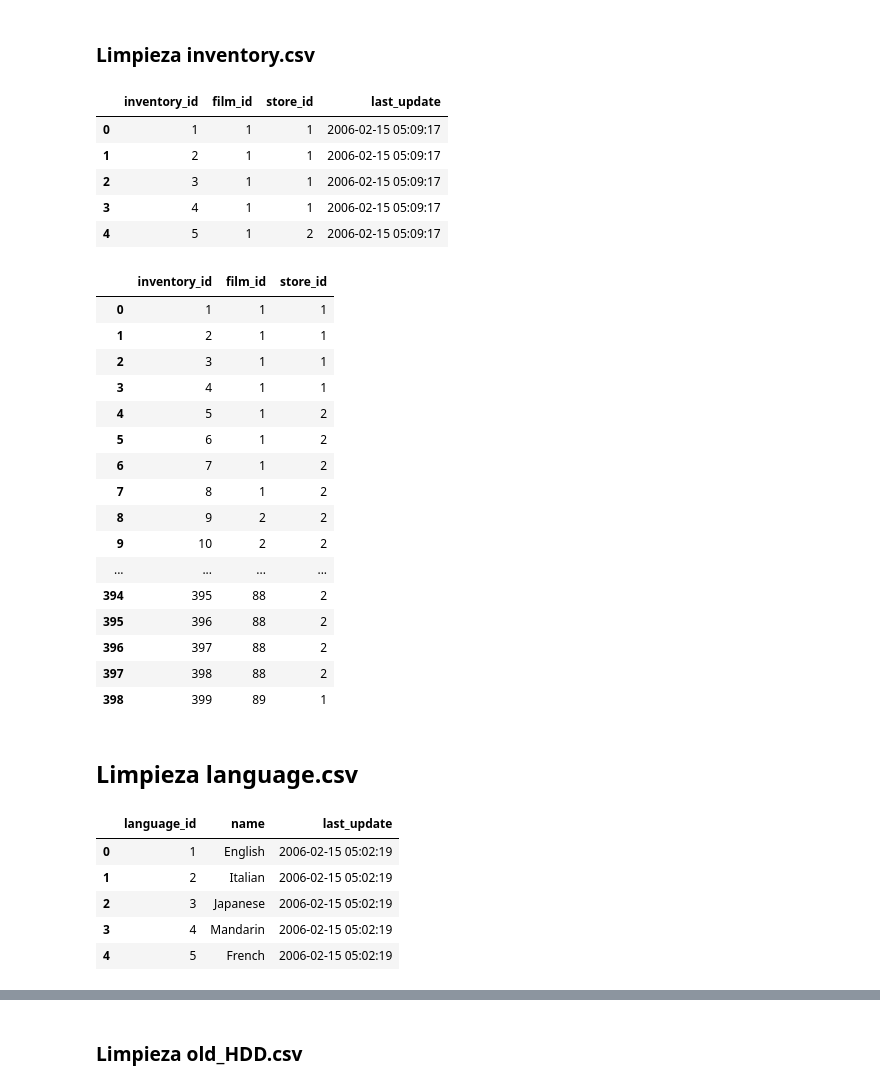
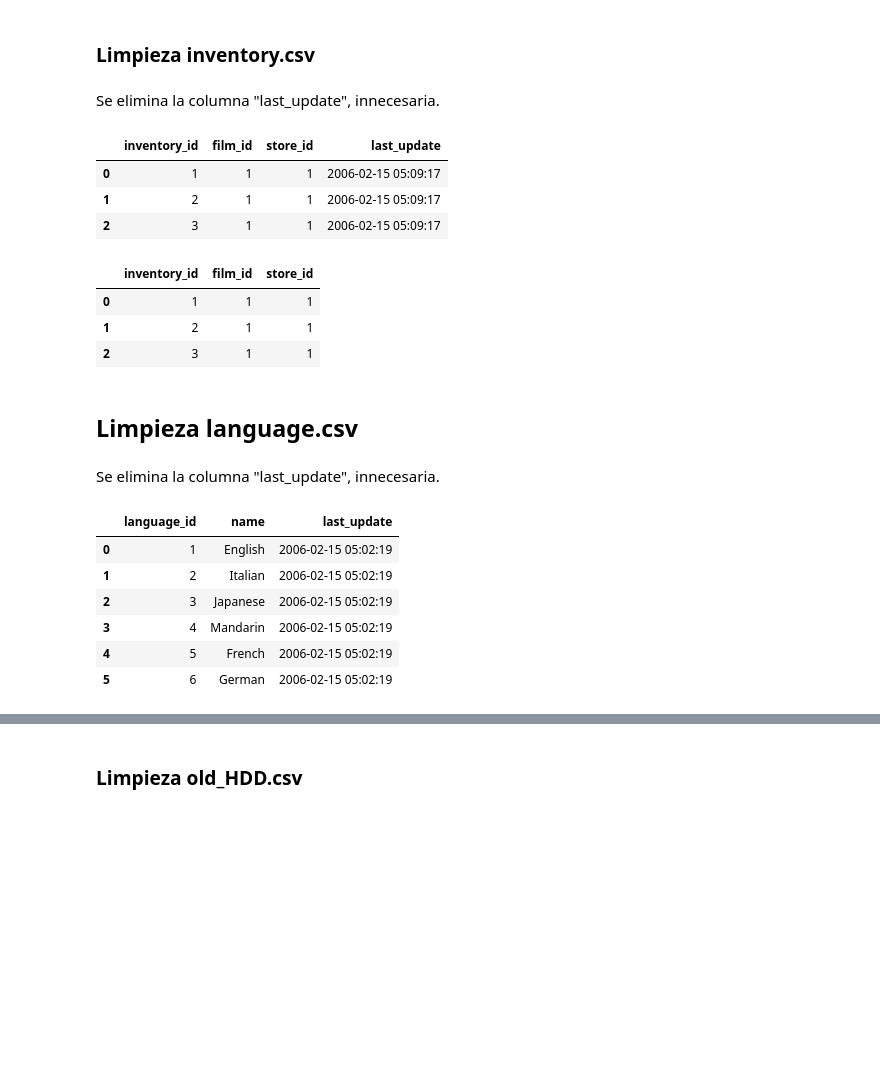
Before and after one commit to charlieciordia/02-mySQL-database, a Jupyter notebook: notebook/main.ipynb, the cells around one changed output, grey strips where cells are left out. Cells and saved outputs as stored; diff of their text form; code cells hidden in the pictures; blank space fills up the shorter version.

```diff
--- a/notebook/main.ipynb
+++ b/notebook/main.ipynb
@@ -182,34 +118,21 @@ film.to_csv('../data/film_clean.csv', index=False)
 # %% [markdown]
 ### Limpieza inventory.csv
+# %% [markdown]
+Se elimina la columna "last_update", innecesaria.
 # %%
 inventory = pd.read_csv(r"..\data\inventory.csv")
-inventory.head(5)
+inventory.head(3)
 # %% [output]
 |  | inventory_id | film_id | store_id | last_update |
 | 0 | 1 | 1 | 1 | 2006-02-15 05:09:17 |
 | 1 | 2 | 1 | 1 | 2006-02-15 05:09:17 |
 | 2 | 3 | 1 | 1 | 2006-02-15 05:09:17 |
-| 3 | 4 | 1 | 1 | 2006-02-15 05:09:17 |
-| 4 | 5 | 1 | 2 | 2006-02-15 05:09:17 |
 # %%
 inventory = inventory.drop("last_update", axis=1)
 # %%
-inventory
+inventory.head(3)
 # %% [output]
 |  | inventory_id | film_id | store_id |
 | 0 | 1 | 1 | 1 |
 | 1 | 2 | 1 | 1 |
 | 2 | 3 | 1 | 1 |
-| 3 | 4 | 1 | 1 |
-| 4 | 5 | 1 | 2 |
-| 5 | 6 | 1 | 2 |
-| 6 | 7 | 1 | 2 |
-| 7 | 8 | 1 | 2 |
-| 8 | 9 | 2 | 2 |
-| 9 | 10 | 2 | 2 |
-| ... | ... | ... | ... |
-| 394 | 395 | 88 | 2 |
-| 395 | 396 | 88 | 2 |
-| 396 | 397 | 88 | 2 |
-| 397 | 398 | 88 | 2 |
-| 398 | 399 | 89 | 1 |
@@ -218,8 +139,10 @@ inventory.to_csv('../data/inventory_clean.csv', index=False)
 # %% [markdown]
 ## Limpieza language.csv
+# %% [markdown]
+Se elimina la columna "last_update", innecesaria.
 # %%
 language = pd.read_csv(r"..\data\language.csv")
-language.head(5)
+language
 # %% [output]
 |  | language_id | name | last_update |
 | 0 | 1 | English | 2006-02-15 05:02:19 |
@@ -227,6 +150,7 @@ language.head(5)
 | 2 | 3 | Japanese | 2006-02-15 05:02:19 |
 | 3 | 4 | Mandarin | 2006-02-15 05:02:19 |
 | 4 | 5 | French | 2006-02-15 05:02:19 |
+| 5 | 6 | German | 2006-02-15 05:02:19 |
 # %%
 language = language.drop("last_update", axis=1)
 # %%
```
Also changed, not shown: parts of 63 cells of this notebook, 3 other files.
